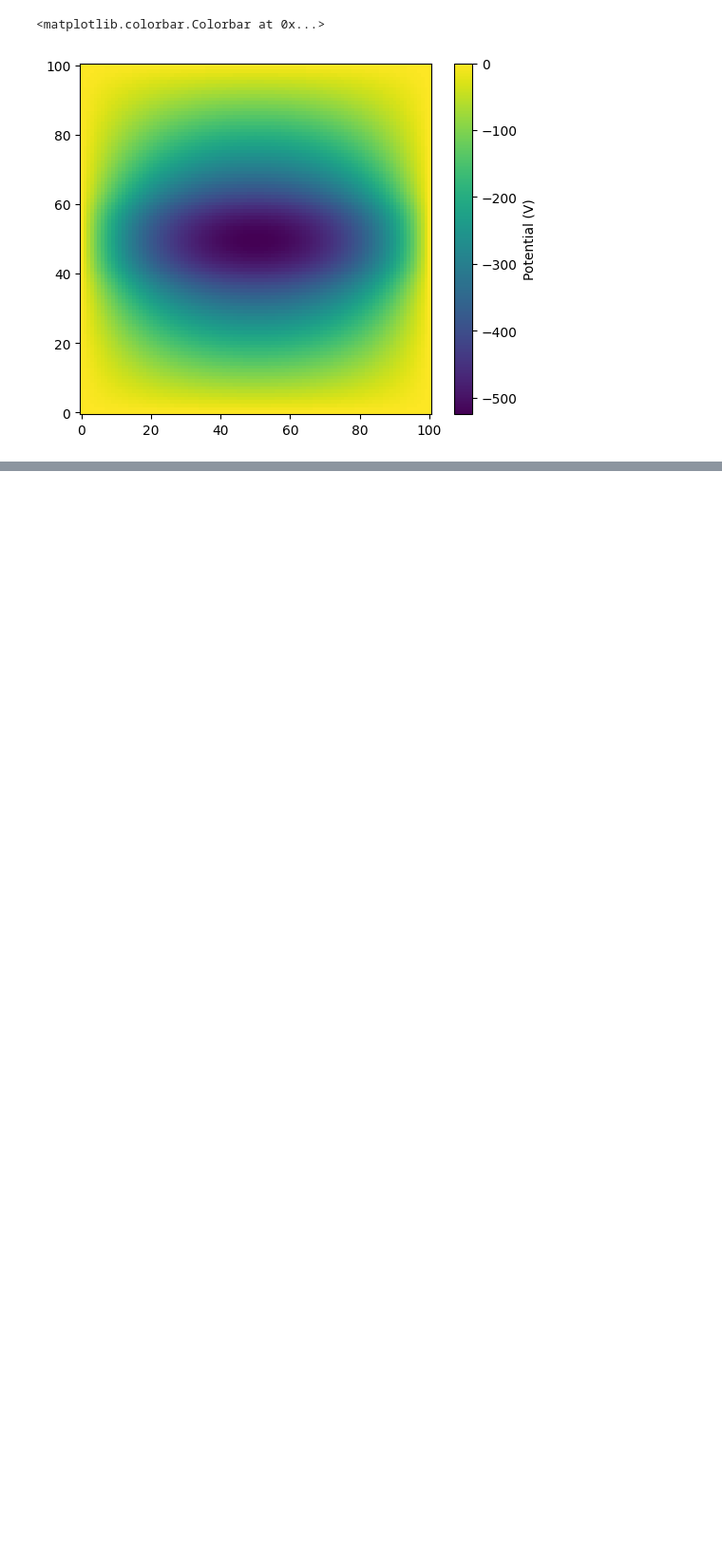
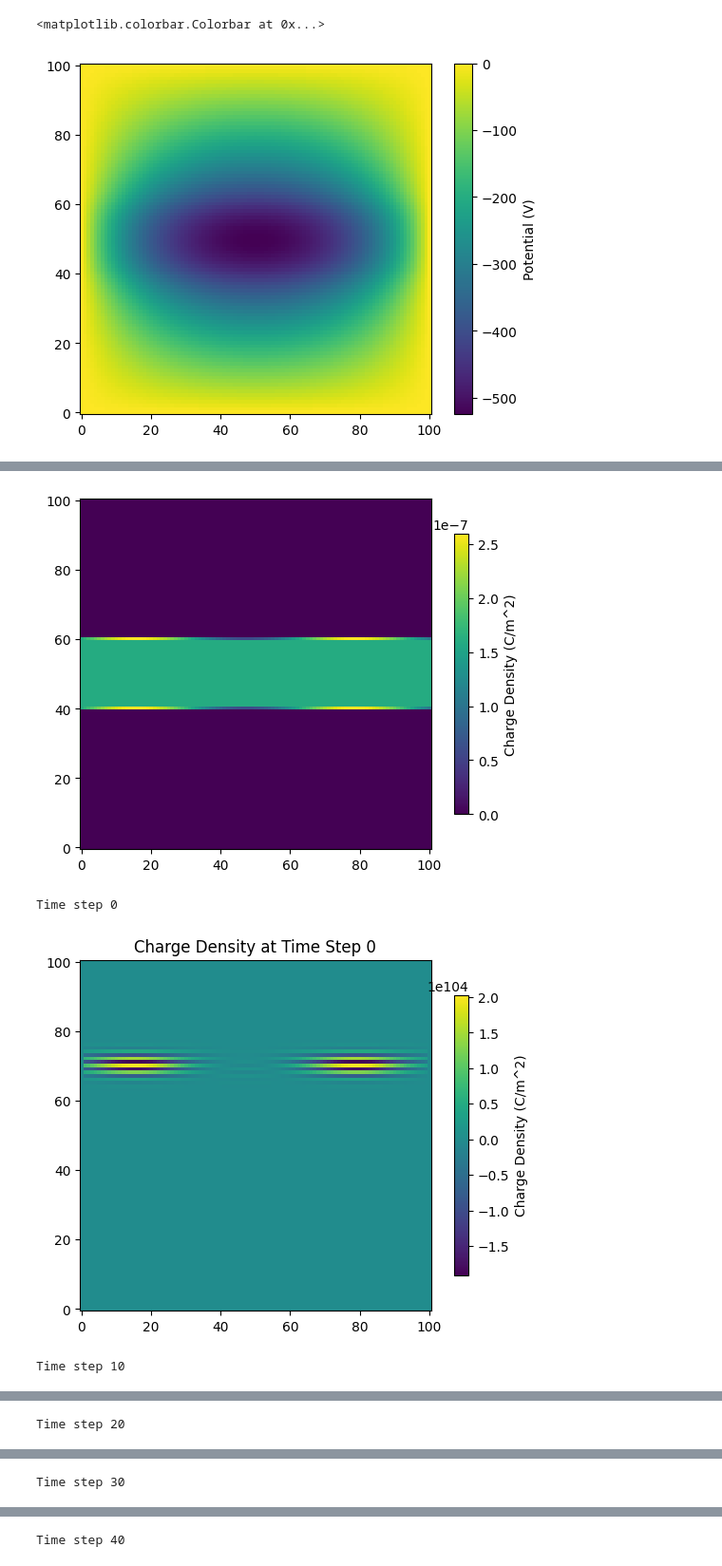
Before and after one commit to daisyabcxyz/Capstone-2025-2026, a Jupyter notebook: Matrix Inversion of Poisson.ipynb, the cells around one changed output, grey strips where cells are left out. Shown: that part at 95% size. Saved outputs shown, nothing was run; the diff lists cells and outputs as text; code cells hidden in the pictures; blank space fills up the shorter version.

```diff
--- a/Matrix Inversion of Poisson.ipynb
+++ b/Matrix Inversion of Poisson.ipynb
@@ -18,10 +19,11 @@ delta = L/nx
 #charge density
 rho = np.zeros([nx+1,ny+1],float)
 rho[40:60,:] = 1e12* (1.6e-19) #C/m^2
+rho[40,:] = 1e12* (1.6e-19) + 1e-7 *np.sin(1*x)
 epsilon = 8.85e-12 #F/m
 
 #time steps
-steps = 100
+steps = 20
 dt = 1e-1
 
 #magnetic field
@@ -149,0 +230,31 @@ plt.colorbar(label="Potential (V)",shrink=1)
+# %%
+#run simulation
+rho = np.zeros([nx+1,ny+1],float)
+rho[40:60,:] = 1e12* (1.6e-19) #C/m^2
+rho[60,:] = 1e12* (1.6e-19) + 1e-7 *np.sin(0.1*x)
+
+rho[40,:] = 1e12* (1.6e-19) + 1e-7 *np.sin(0.1*x)
+
+plt.imshow(rho, origin = 'lower')
+plt.colorbar(label="Charge Density (C/m^2)",shrink=0.8)
+
+for i in range (50):
+
+    phi = solve_poisson_1(rho)
+    Ex, Ey = electric_field(phi)
+    vx, vy = velocity(Ex, Ey, B)
+    rho_new = forward_euler_charge_density(rho,vx,vy,dt)
+    #rho =  rho_new*dt+ rho
+
+    if i % 10 == 0:
+        print(f"Time step {i}")
+        plt.imshow(rho_new, origin = 'lower')
+        #plt.imshow(phi)
+        plt.colorbar(label="Charge Density (C/m^2)",shrink=0.8)
+        plt.title(f"Charge Density at Time Step {i}")
+        plt.show()
+# %% [output]
+[figure, added]
+Time step 0
+[figure, added]
+Time step 10
@@ -149,0 +262 @@ plt.colorbar(label="Potential (V)",shrink=1)
+Time step 20
@@ -149,0 +264 @@ plt.colorbar(label="Potential (V)",shrink=1)
+Time step 30
@@ -149,0 +266 @@ plt.colorbar(label="Potential (V)",shrink=1)
+Time step 40
```
Also changed, not shown: parts of 6 cells of this notebook.
